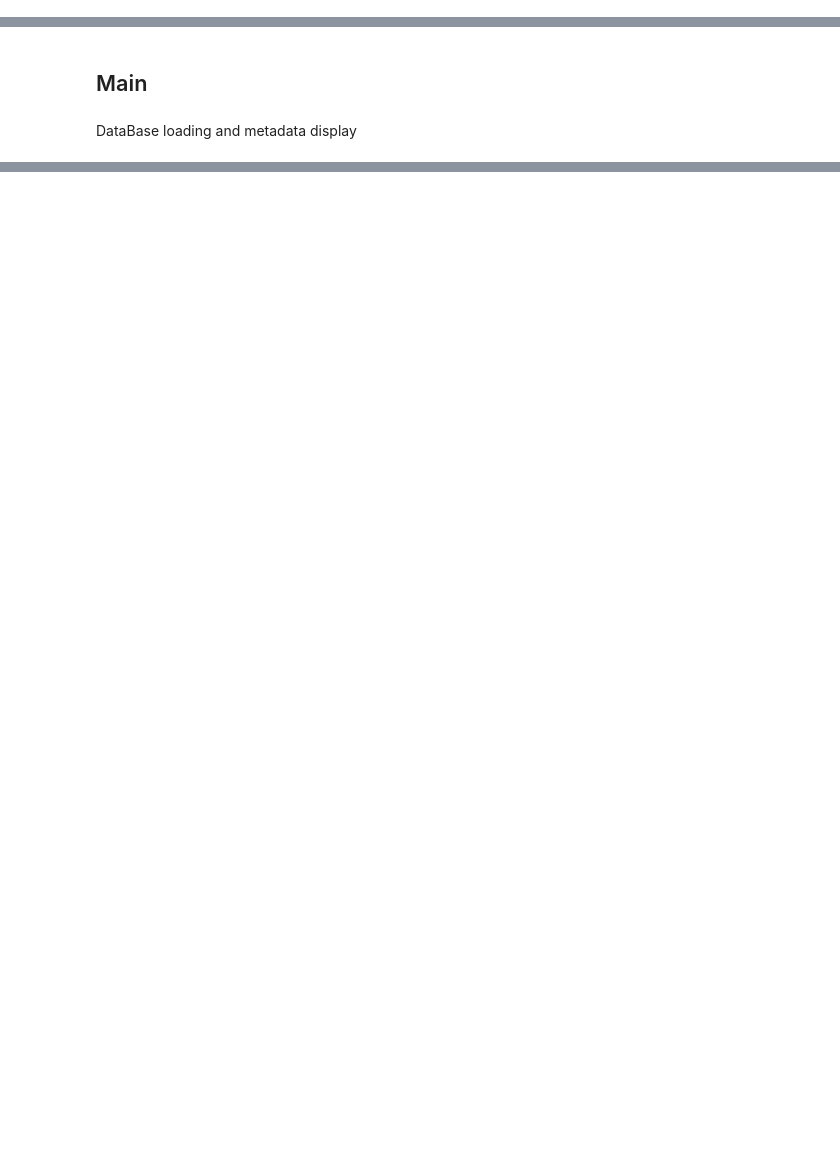
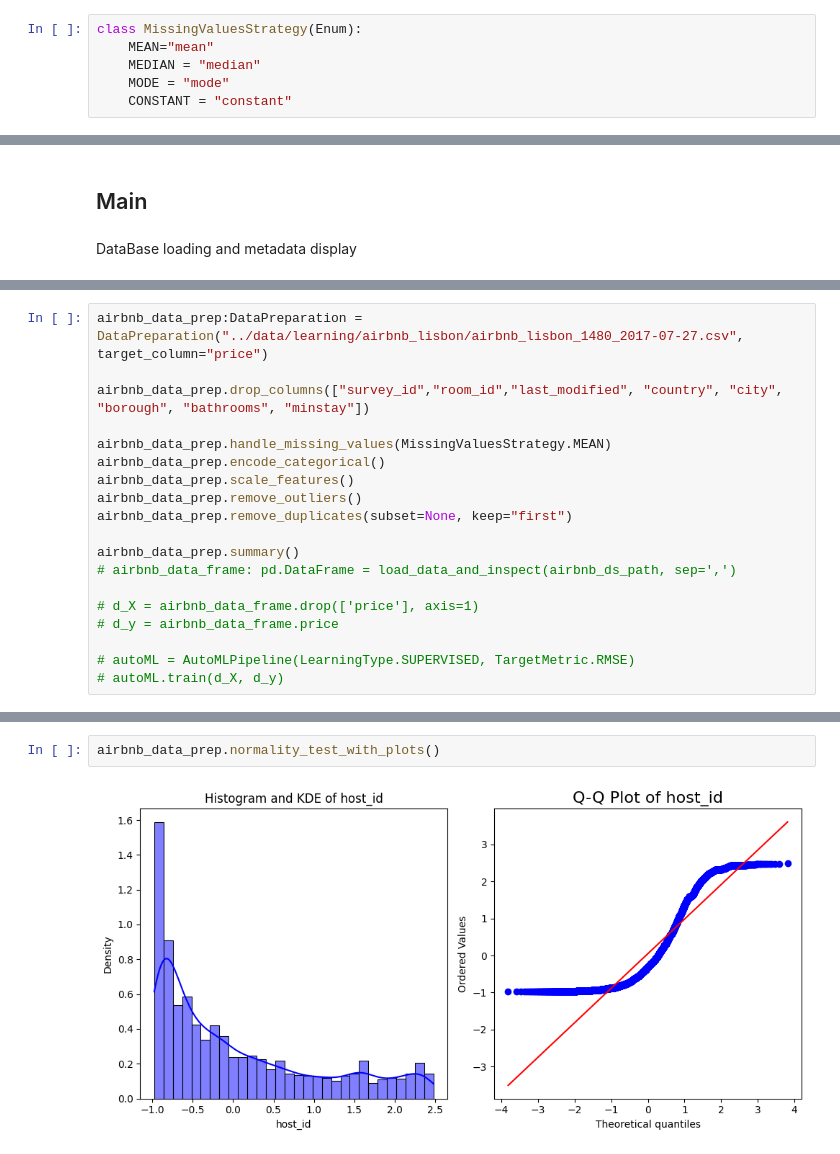
Before and after one commit to Gutelvam/AIFundamentsClass, a Jupyter notebook: notebooks/Assessment_2_multimodel_pipeline.ipynb, the cells around one changed output, grey strips where cells are left out. Saved outputs shown, nothing was run; the diff lists cells and outputs as text; blank space fills up the shorter version.

Commit message:
Added autoDataPreparation

```diff
--- a/notebooks/Assessment_2_multimodel_pipeline.ipynb
+++ b/notebooks/Assessment_2_multimodel_pipeline.ipynb
@@ -62,2 +53,8 @@ def load_data_and_inspect(csv_path:str, sep:str=';') -> pd.DataFrame:
 # %% [markdown]
 ## Data Preparation
+# %%
+class MissingValuesStrategy(Enum):
+	MEAN="mean"
+	MEDIAN = "median"
+	MODE = "mode"
+	CONSTANT = "constant"
@@ -168,0 +558,19 @@ data shape: (13578, 20)
+# %%
+airbnb_data_prep:DataPreparation = DataPreparation("../data/learning/airbnb_lisbon/airbnb_lisbon_1480_2017-07-27.csv", target_column="price")
+
+airbnb_data_prep.drop_columns(["survey_id","room_id","last_modified", "country", "city", "borough", "bathrooms", "minstay"])
+
+airbnb_data_prep.handle_missing_values(MissingValuesStrategy.MEAN)
+airbnb_data_prep.encode_categorical()
+airbnb_data_prep.scale_features()
+airbnb_data_prep.remove_outliers()
+airbnb_data_prep.remove_duplicates(subset=None, keep="first")
+
+airbnb_data_prep.summary()
+# airbnb_data_frame: pd.DataFrame = load_data_and_inspect(airbnb_ds_path, sep=',')
+
+# d_X = airbnb_data_frame.drop(['price'], axis=1)
+# d_y = airbnb_data_frame.price
+
+# autoML = AutoMLPipeline(LearningType.SUPERVISED, TargetMetric.RMSE)
+# autoML.train(d_X, d_y)
@@ -168,0 +615,4 @@ data shape: (13578, 20)
+# %%
+airbnb_data_prep.normality_test_with_plots()
+# %% [output]
+[figure, added]
```
Also changed, not shown: parts of 8 cells of this notebook.
